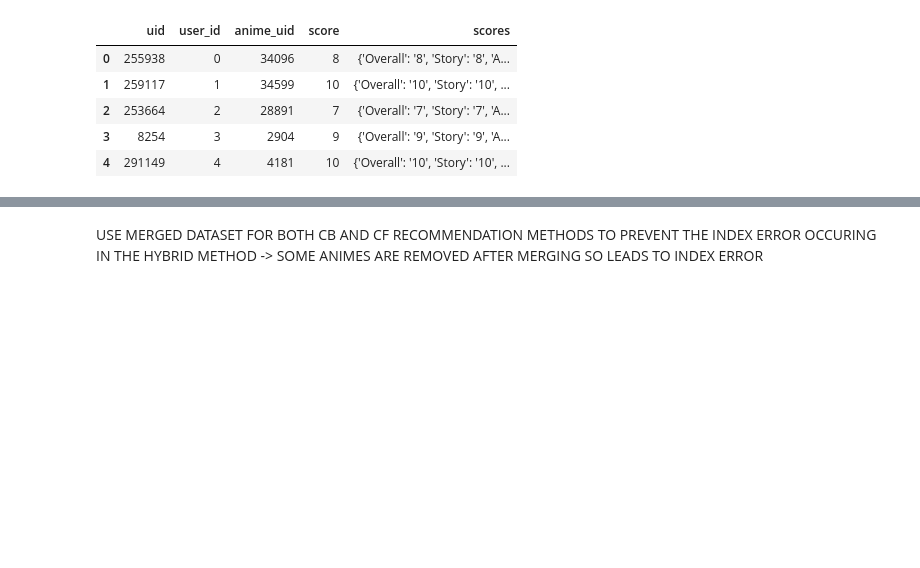
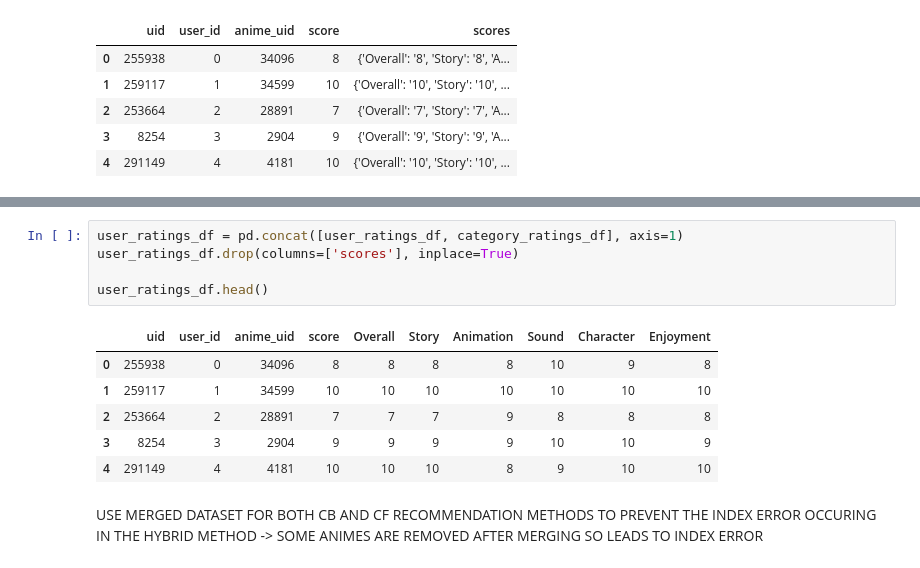
Before and after one commit to Haaris-Syed/AnimeRecommender, a Jupyter notebook: AnimeDataset-Preprocessing.ipynb, the cells around one changed output, grey strips where cells are left out. Cells and saved outputs as stored; diff of their text form; blank space fills up the shorter version.

```diff
--- a/AnimeDataset-Preprocessing.ipynb
+++ b/AnimeDataset-Preprocessing.ipynb
@@ -93,3 +134,15 @@ user_ratings_df.head()
+# %%
+user_ratings_df = pd.concat([user_ratings_df, category_ratings_df], axis=1)
+user_ratings_df.drop(columns=['scores'], inplace=True)
+
+user_ratings_df.head()
+# %% [output]
+|  | uid | user_id | anime_uid | score | Overall | Story | Animation | Sound | Character | Enjoyment |
+| 0 | 255938 | 0 | 34096 | 8 | 8 | 8 | 8 | 10 | 9 | 8 |
+| 1 | 259117 | 1 | 34599 | 10 | 10 | 10 | 10 | 10 | 10 | 10 |
+| 2 | 253664 | 2 | 28891 | 7 | 7 | 7 | 9 | 8 | 8 | 8 |
+| 3 | 8254 | 3 | 2904 | 9 | 9 | 9 | 9 | 10 | 10 | 9 |
+| 4 | 291149 | 4 | 4181 | 10 | 10 | 10 | 8 | 9 | 10 | 10 |
 # %% [markdown]
 USE MERGED DATASET FOR BOTH CB AND CF RECOMMENDATION METHODS TO PREVENT THE INDEX ERROR OCCURING IN THE HYBRID METHOD -> SOME ANIMES ARE REMOVED AFTER MERGING SO LEADS TO INDEX ERROR
 # %%
```
Also changed, not shown: parts of 5 cells of this notebook.
